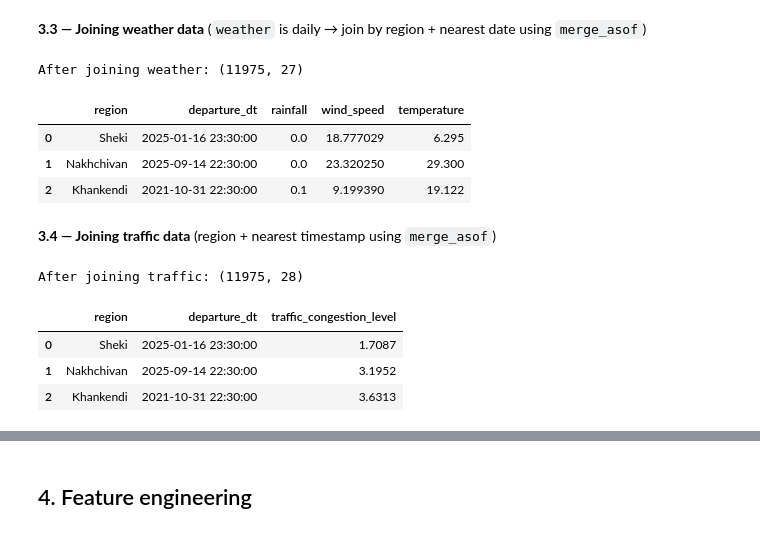
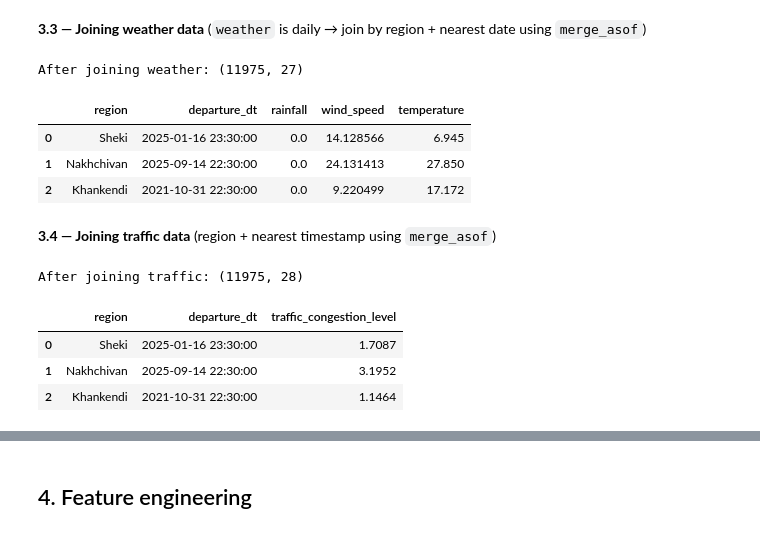
Before and after one commit to seljankhasiyeva/ArtiLogix-LatenLukken, a Jupyter notebook: notebooks/ml/target_4.ipynb, the cells around one changed output, grey strips where cells are left out. Drawn from its saved outputs; the diff is of its cells as text; code cells hidden in the pictures.

```diff
--- a/notebooks/ml/target_4.ipynb
+++ b/notebooks/ml/target_4.ipynb
@@ -125,37 +125,37 @@ Name: count, dtype: int64
 
 weather_sorted = weather.copy()
 weather_sorted['timestamp'] = pd.to_datetime(weather_sorted['timestamp']).dt.tz_localize(None)
 weather_sorted = weather_sorted.sort_values('timestamp')
 
 df = df.sort_values('departure_dt')
 
 merged_parts = []
 for region, grp in df.groupby('region'):
     w_region = weather_sorted[weather_sorted['region'] == region].sort_values('timestamp')
     grp = grp.sort_values('departure_dt')
     orig_index = grp.index
     if w_region.empty:
         grp = grp.copy()
         grp['rainfall'] = np.nan
         grp['wind_speed'] = np.nan
         grp['temperature'] = np.nan
     else:
         grp = pd.merge_asof(
             grp.reset_index(drop=True), w_region[['timestamp', 'temperature', 'rainfall', 'wind_speed']],
-            left_on='departure_dt', right_on='timestamp', direction='nearest'
+            left_on='departure_dt', right_on='timestamp', direction='backward'
         ).drop(columns='timestamp')
         grp.index = orig_index
     merged_parts.append(grp)
 
 df = pd.concat(merged_parts).sort_index()
 print('After joining weather:', df.shape)
 df[['region', 'departure_dt', 'rainfall', 'wind_speed', 'temperature']].head(3)
 # %% [output]
 After joining weather: (11975, 27)
 |  | region | departure_dt | rainfall | wind_speed | temperature |
-| 0 | Sheki | 2025-01-16 23:30:00 | 0.0 | 18.777029 | 6.295 |
-| 1 | Nakhchivan | 2025-09-14 22:30:00 | 0.0 | 23.320250 | 29.300 |
-| 2 | Khankendi | 2021-10-31 22:30:00 | 0.1 | 9.199390 | 19.122 |
+| 0 | Sheki | 2025-01-16 23:30:00 | 0.0 | 14.128566 | 6.945 |
+| 1 | Nakhchivan | 2025-09-14 22:30:00 | 0.0 | 24.131413 | 27.850 |
+| 2 | Khankendi | 2021-10-31 22:30:00 | 0.0 | 9.220499 | 17.172 |
 # %% [markdown]
 **3.4 — Joining traffic data** (region + nearest timestamp using `merge_asof`)
 # %%
@@ -174,7 +174,7 @@ for region, grp in df.groupby('region'):
     else:
         grp = pd.merge_asof(
             grp.reset_index(drop=True), t_region[['timestamp', 'traffic_congestion_level']],
-            left_on='departure_dt', right_on='timestamp', direction='nearest'
+            left_on='departure_dt', right_on='timestamp', direction='backward'
         ).drop(columns='timestamp')
         grp.index = orig_index
     merged_parts.append(grp)
@@ -187,7 +187,7 @@ After joining traffic: (11975, 28)
 |  | region | departure_dt | traffic_congestion_level |
 | 0 | Sheki | 2025-01-16 23:30:00 | 1.7087 |
 | 1 | Nakhchivan | 2025-09-14 22:30:00 | 3.1952 |
-| 2 | Khankendi | 2021-10-31 22:30:00 | 3.6313 |
+| 2 | Khankendi | 2021-10-31 22:30:00 | 1.1464 |
 # %%
 
 print('Missing (NaN) values:')
```
Also changed, not shown: parts of 13 cells of this notebook, 5 other files.
